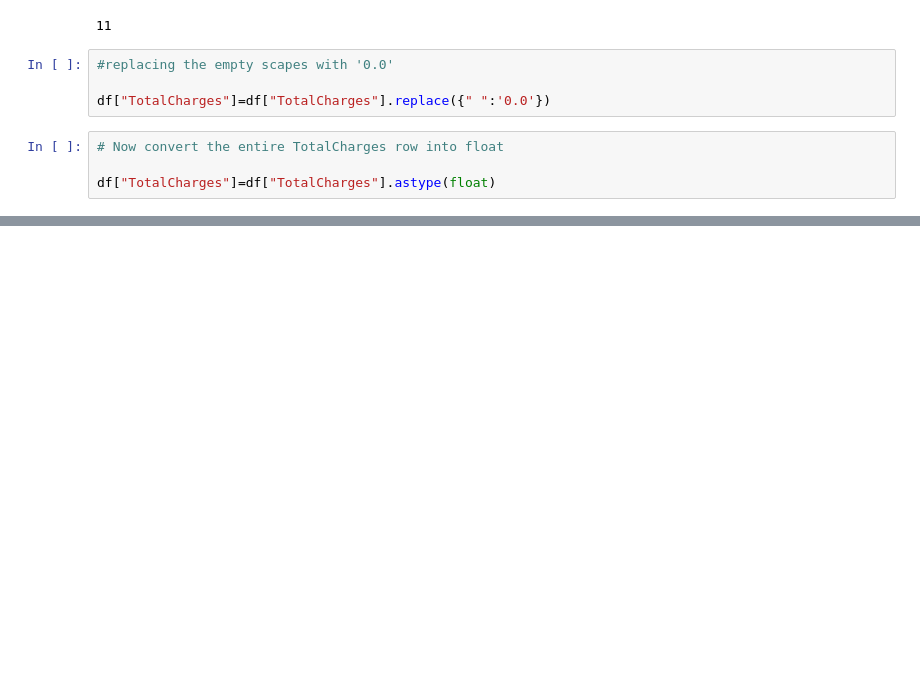
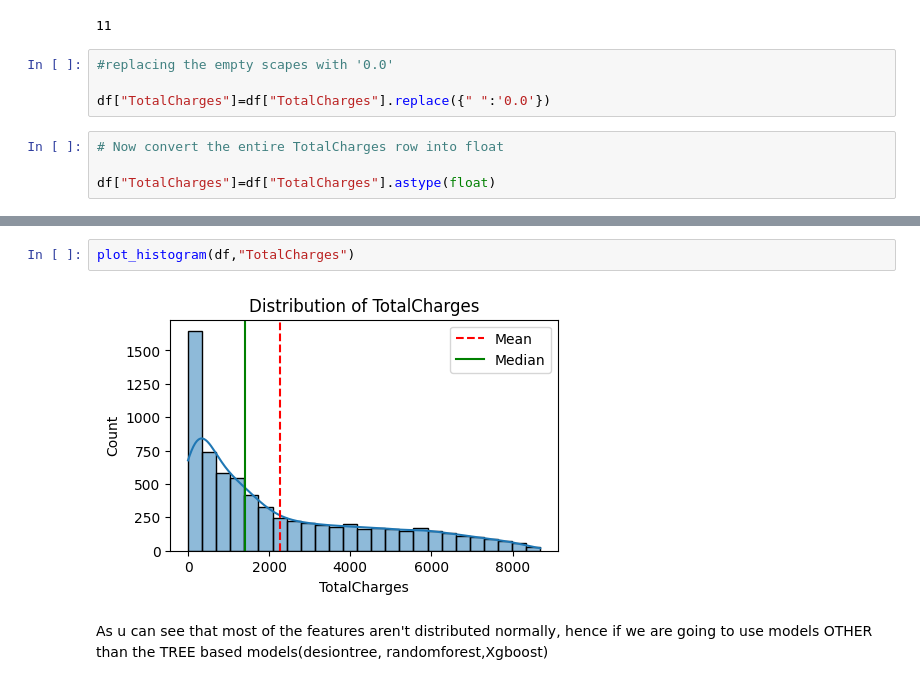
Before and after one commit to Venku96200/Customer_churn_prediction, a Jupyter notebook: customer_churn_analysis.ipynb, the cells around one changed output, grey strips where cells are left out. Saved outputs shown, nothing was run; the diff lists cells and outputs as text; blank space fills up the shorter version.

```diff
--- a/customer_churn_analysis.ipynb
+++ b/customer_churn_analysis.ipynb
@@ -131,0 +220,6 @@ df["TotalCharges"]=df["TotalCharges"].astype(float)
+# %%
+plot_histogram(df,"TotalCharges")
+# %% [output]
+[figure, added]
+# %% [markdown]
+As u can see that most of the features aren't distributed normally, hence if we are going to use models OTHER than the TREE based models(desiontree, randomforest,Xgboost)
```
Also changed, not shown: parts of 15 cells of this notebook.
